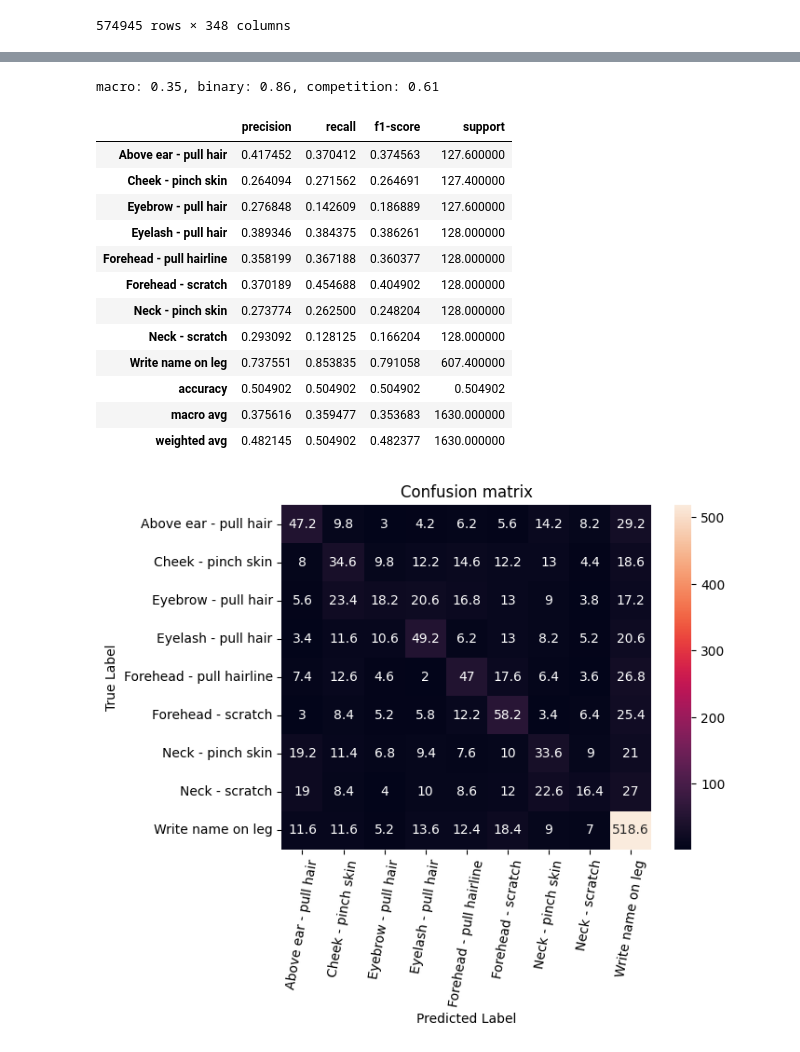
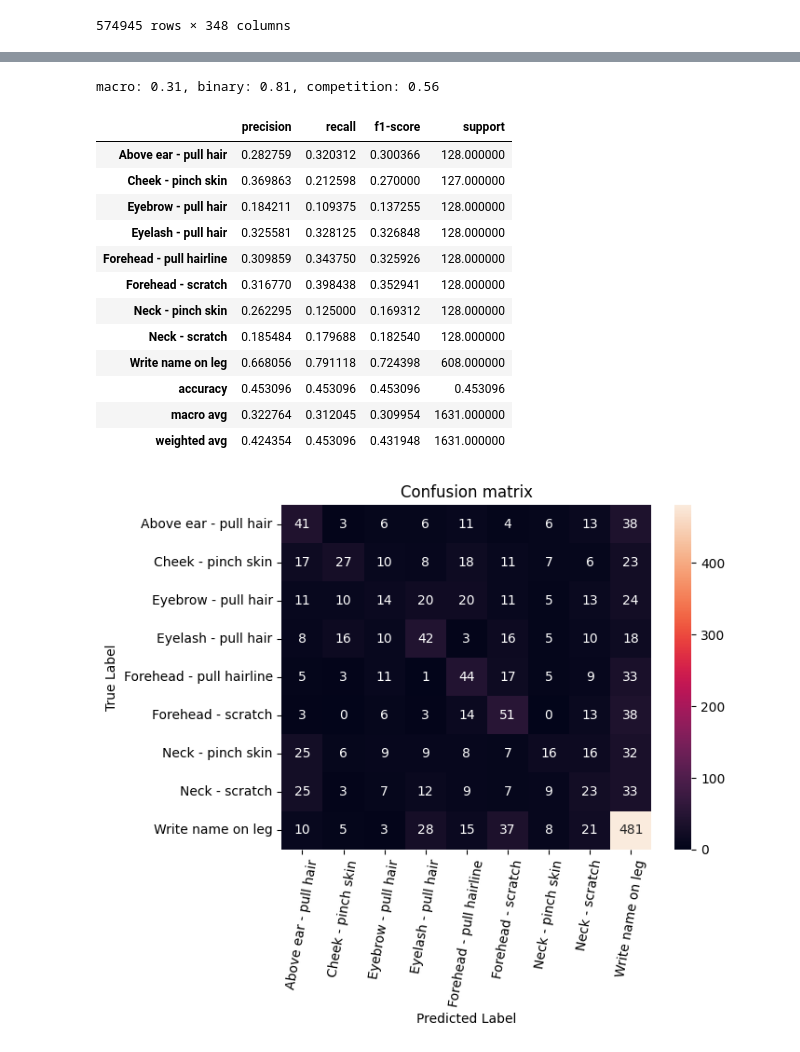
Before and after one commit to zeyad-shaban/cmi_competition, a Jupyter notebook: notebooks/02_basic_pipeline.ipynb, the cells around one changed output, grey strips where cells are left out. Saved outputs shown, nothing was run; the diff lists cells and outputs as text; code cells hidden in the pictures.

```diff
--- a/notebooks/02_basic_pipeline.ipynb
+++ b/notebooks/02_basic_pipeline.ipynb
@@ -183,12 +99,12 @@ for fold, (train_indices, test_indices) in enumerate(gkf.split(X=features_tensor
     dataset_train = TensorDataset(X_train, y_train)
     dataloader_train = DataLoader(dataset_train, batch_size=batch_size, shuffle=True) # uh not sure if i should keep shuffle or no
 
-    model = SimpleModel(n_classes).to(device)
+    model = SimpleModel(len(encoder.classes_)).to(device)
 
     model.train()
     train_model(model, dataloader_train, n_epochs, True)
 
     model.eval()
-    score_dashboard = evaulate_model(model, X_test, y_test)
+    score_dashboard = evaulate_model(model, X_test, y_test, target_gestures_encoded, encoder)
     folds_score.append(score_dashboard)
 # %% [output]
@@ -205,57 +126,32 @@ for fold, (train_indices, test_indices) in enumerate(gkf.split(X=features_tensor
-# %%
-def plot_cm(cm: np.ndarray, classes: list[str]) -> None:
-    sns.heatmap(cm, annot=True, fmt="g", xticklabels=classes, yticklabels=classes)
-    plt.xlabel("Predicted Label")
-    plt.ylabel("True Label")
-    plt.xticks(rotation=80)
-    plt.title("Confusion matrix")
-
-
-def get_avg_fold(folds_score: list[dict[str, Any]]):
-    f1_binary_avg = np.mean([fold["f1_binary"] for fold in folds_score])
-    f1_macro_avg = np.mean([fold["f1_macro"] for fold in folds_score])
-    competition_avg = np.mean([fold["competition_evaluation"] for fold in folds_score])
-    confusion_matrix_avg = np.mean([fold["confusion_matrix"] for fold in folds_score], axis=0)
-
-    reports = [fold["classification_report"] for fold in folds_score]
-    reports_avg = pd.concat(reports).groupby(level=0).mean()
-
-    return {
-        "f1_binary": f1_binary_avg,
-        "f1_macro": f1_macro_avg,
-        "competition_evaluation": competition_avg,
-        "confusion_matrix": confusion_matrix_avg,
-        "classification_report": reports_avg,
-    }
 # %%
-fold = get_avg_fold(folds_score)
-# fold = folds_score[0]
+# fold = get_avg_fold(folds_score)
+fold = folds_score[0]
 
 macro = fold["f1_macro"]
 binary = fold["f1_binary"]
 competition_eval = fold["competition_evaluation"]
 cm = fold['confusion_matrix']
 
 print(f'macro: {macro:.2f}, binary: {binary:.2f}, competition: {competition_eval:.2f}')
 
 plot_cm(cm, list(encoder.classes_))
 fold["classification_report"]
 # %% [output]
-macro: 0.35, binary: 0.86, competition: 0.61
+macro: 0.31, binary: 0.81, competition: 0.56
 |  | precision | recall | f1-score | support |
-| Above ear - pull hair | 0.417452 | 0.370412 | 0.374563 | 127.600000 |
-| Cheek - pinch skin | 0.264094 | 0.271562 | 0.264691 | 127.400000 |
-| Eyebrow - pull hair | 0.276848 | 0.142609 | 0.186889 | 127.600000 |
-| Eyelash - pull hair | 0.389346 | 0.384375 | 0.386261 | 128.000000 |
-| Forehead - pull hairline | 0.358199 | 0.367188 | 0.360377 | 128.000000 |
-| Forehead - scratch | 0.370189 | 0.454688 | 0.404902 | 128.000000 |
-| Neck - pinch skin | 0.273774 | 0.262500 | 0.248204 | 128.000000 |
-| Neck - scratch | 0.293092 | 0.128125 | 0.166204 | 128.000000 |
-| Write name on leg | 0.737551 | 0.853835 | 0.791058 | 607.400000 |
-| accuracy | 0.504902 | 0.504902 | 0.504902 | 0.504902 |
-| macro avg | 0.375616 | 0.359477 | 0.353683 | 1630.000000 |
-| weighted avg | 0.482145 | 0.504902 | 0.482377 | 1630.000000 |
+| Above ear - pull hair | 0.282759 | 0.320312 | 0.300366 | 128.000000 |
+| Cheek - pinch skin | 0.369863 | 0.212598 | 0.270000 | 127.000000 |
+| Eyebrow - pull hair | 0.184211 | 0.109375 | 0.137255 | 128.000000 |
+| Eyelash - pull hair | 0.325581 | 0.328125 | 0.326848 | 128.000000 |
+| Forehead - pull hairline | 0.309859 | 0.343750 | 0.325926 | 128.000000 |
+| Forehead - scratch | 0.316770 | 0.398438 | 0.352941 | 128.000000 |
+| Neck - pinch skin | 0.262295 | 0.125000 | 0.169312 | 128.000000 |
+| Neck - scratch | 0.185484 | 0.179688 | 0.182540 | 128.000000 |
+| Write name on leg | 0.668056 | 0.791118 | 0.724398 | 608.000000 |
+| accuracy | 0.453096 | 0.453096 | 0.453096 | 0.453096 |
+| macro avg | 0.322764 | 0.312045 | 0.309954 | 1631.000000 |
+| weighted avg | 0.424354 | 0.453096 | 0.431948 | 1631.000000 |
-[figure, old version]
+[figure, new version]
 # %%
 # final train model
 n_epochs = 400
```
Also changed, not shown: parts of 6 cells of this notebook, 4 other files.
